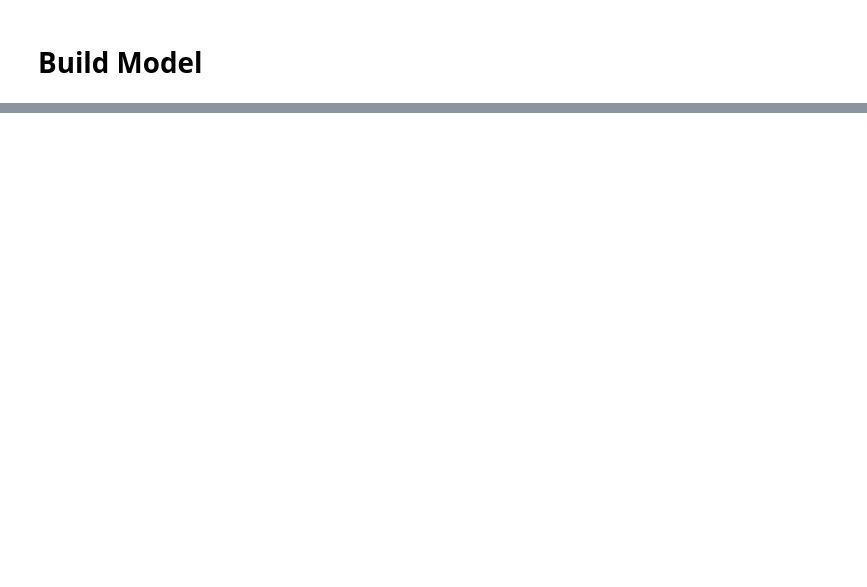
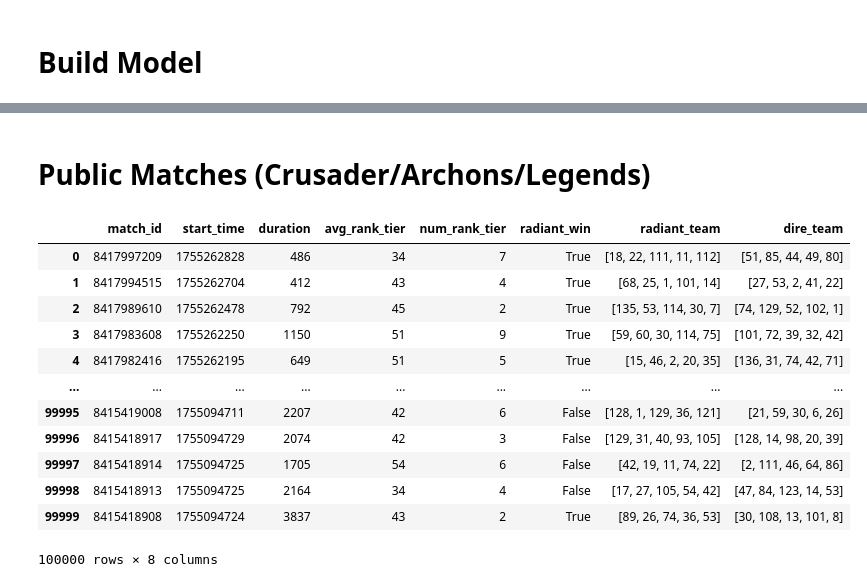
Before and after one commit to Haochen92/dota2pred, a Jupyter notebook: model_factory/notebook/build_model.ipynb, the cells around one changed output, grey strips where cells are left out. Saved outputs shown, nothing was run; the diff lists cells and outputs as text; code cells hidden in the pictures; blank space fills up the shorter version.

```diff
--- a/model_factory/notebook/build_model.ipynb
+++ b/model_factory/notebook/build_model.ipynb
@@ -266,3 +257,28 @@ try:
     print("process complete")
 except Exception as e:
     print(f"error saving model to bentoml, {e}")
+# %% [markdown]
+# Public Matches (Crusader/Archons/Legends)
+# %%
+import pandas as pd
+from pathlib import Path
+F_PATH = Path("../data/publicMatches.parquet")
+
+# Now, read the file
+df = pd.read_parquet(F_PATH)
+# %%
+df
+# %% [output]
+|  | match_id | start_time | duration | avg_rank_tier | num_rank_tier | radiant_win | radiant_team | dire_team |
+| 0 | 8417997209 | 1755262828 | 486 | 34 | 7 | True | [18, 22, 111, 11, 112] | [51, 85, 44, 49, 80] |
+| 1 | 8417994515 | 1755262704 | 412 | 43 | 4 | True | [68, 25, 1, 101, 14] | [27, 53, 2, 41, 22] |
+| 2 | 8417989610 | 1755262478 | 792 | 45 | 2 | True | [135, 53, 114, 30, 7] | [74, 129, 52, 102, 1] |
+| 3 | 8417983608 | 1755262250 | 1150 | 51 | 9 | True | [59, 60, 30, 114, 75] | [101, 72, 39, 32, 42] |
+| 4 | 8417982416 | 1755262195 | 649 | 51 | 5 | True | [15, 46, 2, 20, 35] | [136, 31, 74, 42, 71] |
+| ... | ... | ... | ... | ... | ... | ... | ... | ... |
+| 99995 | 8415419008 | 1755094711 | 2207 | 42 | 6 | False | [128, 1, 129, 36, 121] | [21, 59, 30, 6, 26] |
+| 99996 | 8415418917 | 1755094729 | 2074 | 42 | 3 | False | [129, 31, 40, 93, 105] | [128, 14, 98, 20, 39] |
+| 99997 | 8415418914 | 1755094725 | 1705 | 54 | 6 | False | [42, 19, 11, 74, 22] | [2, 111, 46, 64, 86] |
+| 99998 | 8415418913 | 1755094725 | 2164 | 34 | 4 | False | [17, 27, 105, 54, 42] | [47, 84, 123, 14, 53] |
+| 99999 | 8415418908 | 1755094724 | 3837 | 43 | 2 | True | [89, 26, 74, 36, 53] | [30, 108, 13, 101, 8] |
+100000 rows × 8 columns
```
Also changed, not shown: parts of 35 cells of this notebook.
